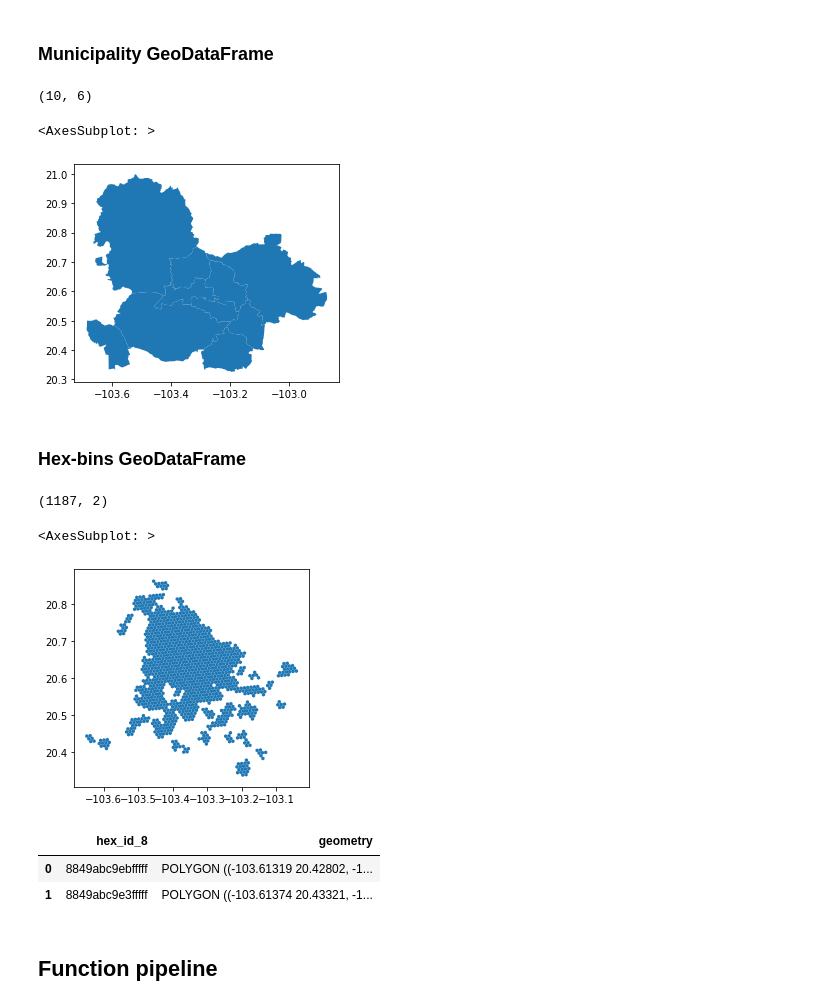
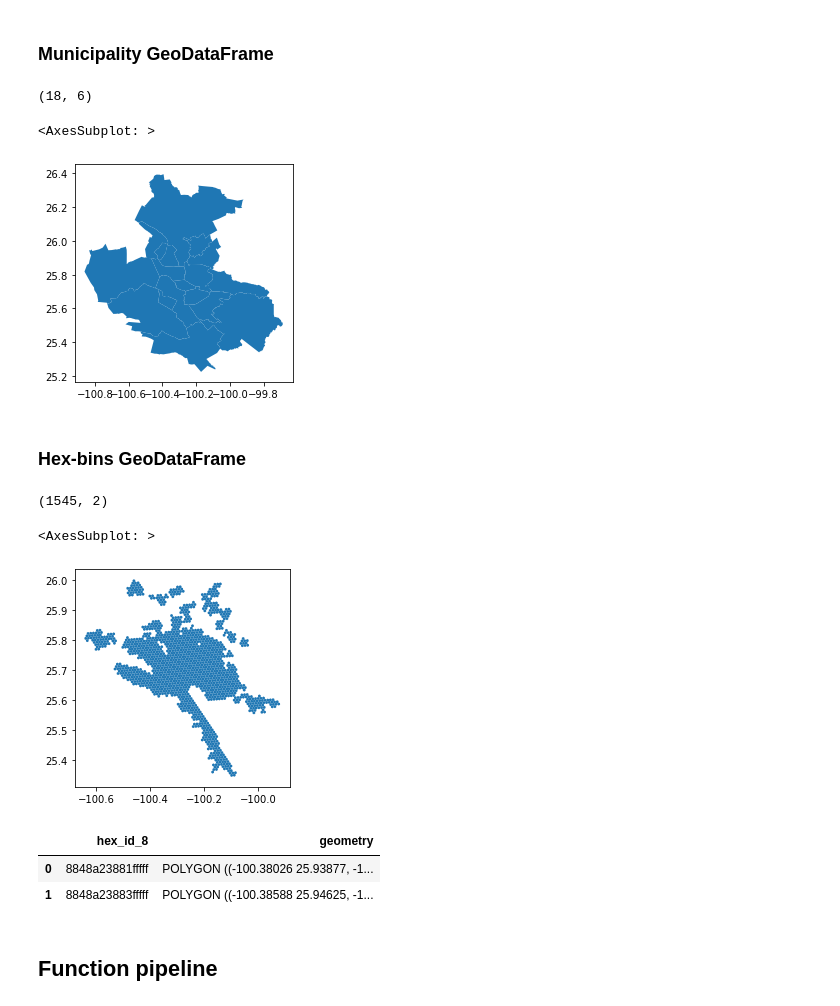
Before and after one commit to Observatorio-Ciudades/accesibilidad-urbana, a Jupyter notebook: notebooks/satellite-img-analysis/06-temperature-pipeline-test.ipynb, the cells around one changed output. Drawn from its saved outputs; the diff is of its cells as text; code cells hidden in the pictures.

```diff
--- a/notebooks/satellite-img-analysis/06-temperature-pipeline-test.ipynb
+++ b/notebooks/satellite-img-analysis/06-temperature-pipeline-test.ipynb
@@ -37,15 +37,15 @@ if module_path not in sys.path:
 # %% [markdown]
 ### Municipality GeoDataFrame
 # %%
-city = 'Guadalajara'
+city = 'Monterrey'
 query = f"SELECT * FROM metropolis.metro_gdf WHERE \"city\" LIKE \'{city}\'"
 mun_gdf = aup.gdf_from_query(query, geometry_col='geometry')
 print(mun_gdf.shape)
 mun_gdf.plot()
 # %% [output]
-(10, 6)
+(18, 6)
 <AxesSubplot: >
-[figure, old version]
+[figure, new version]
 # %% [markdown]
 ### Hex-bins GeoDataFrame
 # %%
@@ -65,15 +65,15 @@ for m in mpos:
 print(hex_ageb.shape)
 hex_ageb.plot()
 # %% [output]
-(1187, 2)
+(1545, 2)
 <AxesSubplot: >
-[figure, old version]
+[figure, new version]
 # %%
 hex_ageb.head(2)
 # %% [output]
 |  | hex_id_8 | geometry |
-| 0 | 8849abc9ebfffff | POLYGON ((-103.61319 20.42802, -1... |
-| 1 | 8849abc9e3fffff | POLYGON ((-103.61374 20.43321, -1... |
+| 0 | 8848a23881fffff | POLYGON ((-100.38026 25.93877, -1... |
+| 1 | 8848a23883fffff | POLYGON ((-100.38588 25.94625, -1... |
 # %%
 hex_gdf = hex_ageb.copy()
 # %% [markdown]
```
Also changed, not shown: parts of 6 cells of this notebook.
